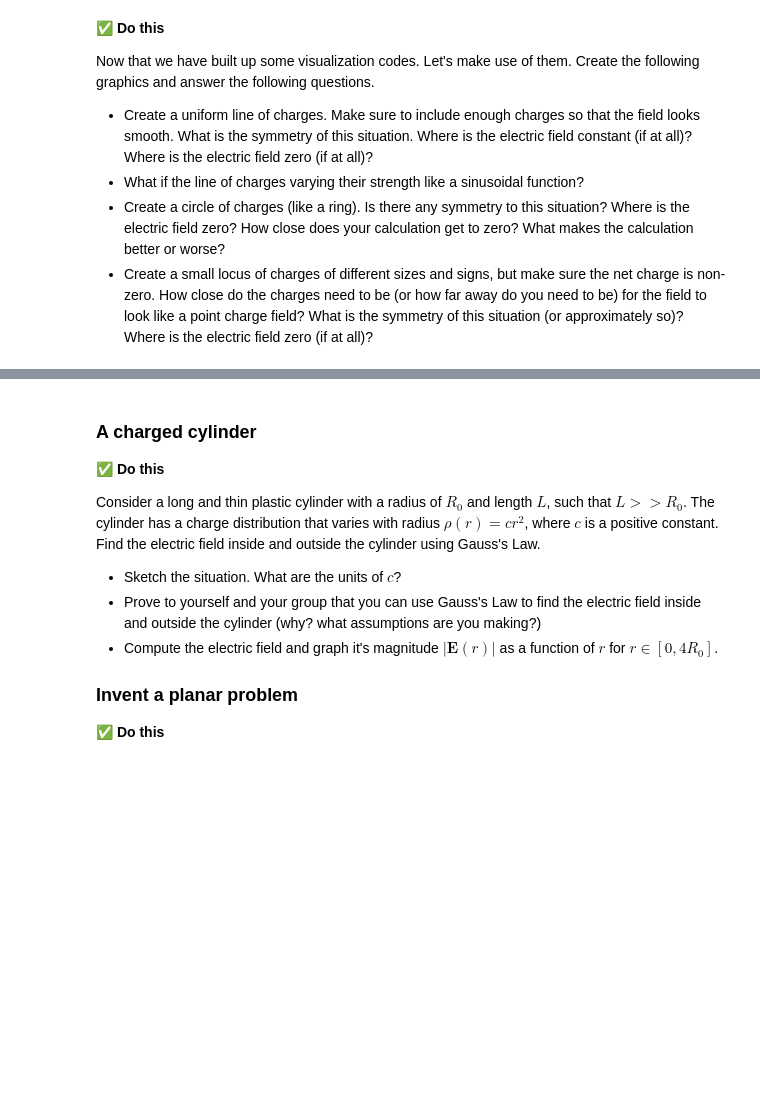
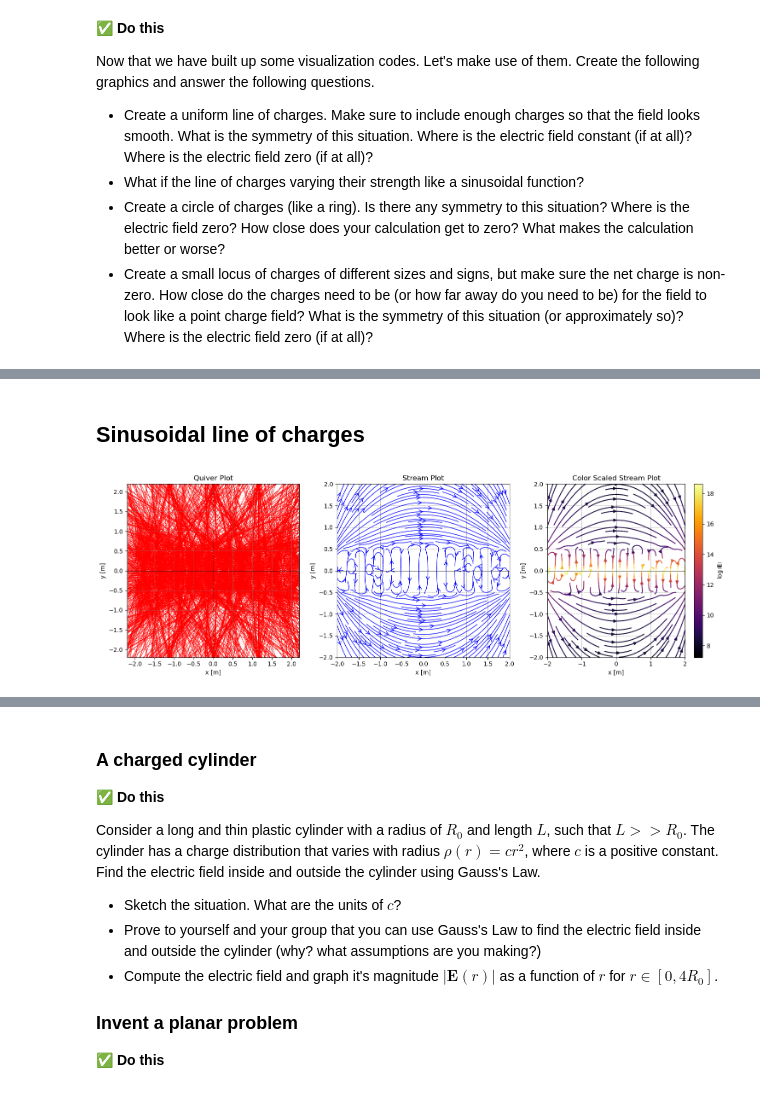
Before and after one commit to dannycab/phy415fall23, a Jupyter notebook: content/2_EM/Statics/activity-efields.ipynb, the cells around one changed output, grey strips where cells are left out. Cells and saved outputs as stored; diff of their text form; code cells hidden in the pictures; blank space fills up the shorter version.

```diff
--- a/content/2_EM/Statics/activity-efields.ipynb
+++ b/content/2_EM/Statics/activity-efields.ipynb
@@ -241,3 +273,37 @@ Now that we have built up some visualization codes. Let's make use of them. Crea
+# %% [markdown]
+## Sinusoidal line of charges
+# %%
+## Set up the space again
+size = 2
+step = 100
+
+x = np.linspace(-size, size, step)
+y = np.linspace(-size, size, step)
+X, Y = np.meshgrid(x, y)
+
+N = 600  # Number of charges
+charges = []
+for i in range(N):
+    x = i*(2*size)/(N-1) - size  # Spread the charges out
+    y = 0  # everything on the x-axis
+
+    q = 1e-6*np.sin(30*x/(size))  # Charge Value
+
+    charges.append(Charge(q, x, y))  # Add the charge to the list of charges
+
+## Set the total electric field to zero
+E_T_x = np.zeros_like(X)
+E_T_y = np.zeros_like(Y)
+
+## Calculate the electric field due to each charge
+for charge in charges:
+    E_x, E_y = electric_field(charge.q, X, Y, charge.x, charge.y)
+    E_T_x += E_x
+    E_T_y += E_y
+
+plot_electric_field(X, Y, E_T_x, E_T_y)
+# %% [output]
+[figure, added]
 # %% [markdown]
 ## Gauss's Law
 
```
Also changed, not shown: parts of 8 cells of this notebook, 1 other file.
